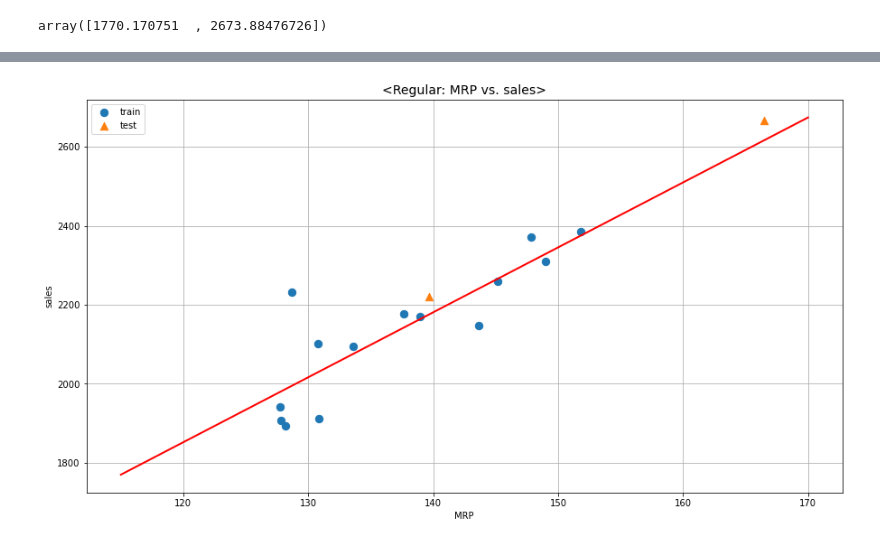
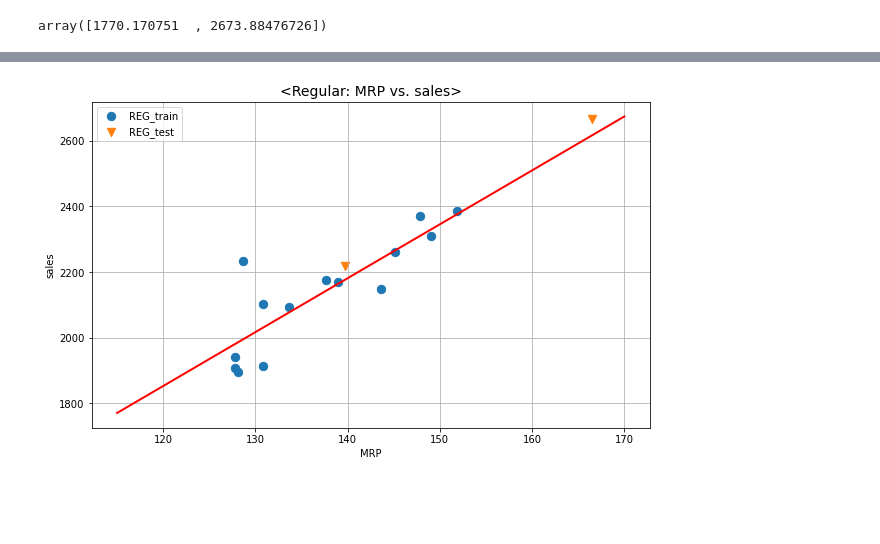
Before and after one commit to youngai1112/MachineLearning, a Jupyter notebook: 04.회귀/1231.빅마트_회귀분석.ipynb, the cells around one changed output, grey strips where cells are left out. Cells and saved outputs as stored; diff of their text form; code cells hidden in the pictures; blank space fills up the shorter version.

```diff
--- a/04.회귀/1231.빅마트_회귀분석.ipynb
+++ b/04.회귀/1231.빅마트_회귀분석.ipynb
@@ -323,14 +323,14 @@ plt.show()
 # %%
 # Regular
-plt.figure(figsize=(15,8))
-plt.scatter(X_train2, y_train2, label='train', s=70)
-plt.scatter(X_test2, y_test2, marker='^', label='test', s=70)
+plt.figure(figsize=(10,6))
+plt.scatter(X_train2, y_train2, label='REG_train', s=70)
+plt.scatter(X_test2, y_test2, marker='v', label='REG_test', s=70)
 plt.plot(xs2, ys2, 'r-', lw=2)
 plt.grid()
 plt.xlabel('MRP')
 plt.ylabel('sales')
 plt.title('<Regular: MRP vs. sales>', fontsize=14)
 plt.legend()
 plt.show()
 # %% [output]
-[figure, old version]
+[figure, new version]
```
Also changed, not shown: parts of 2 cells of this notebook.
